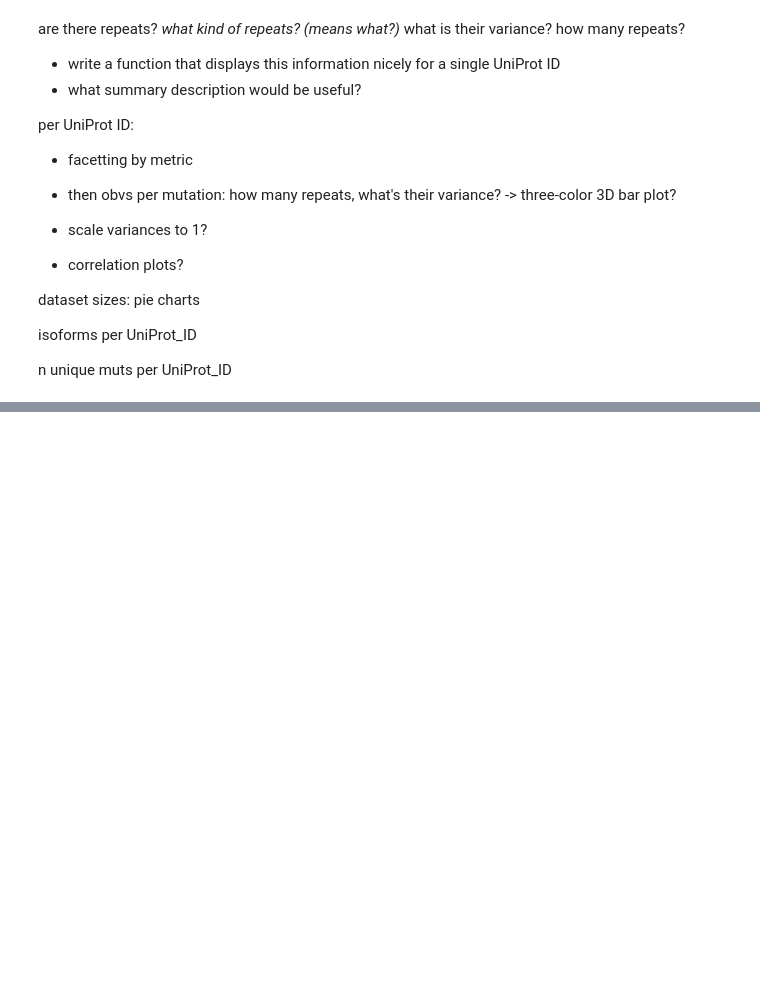
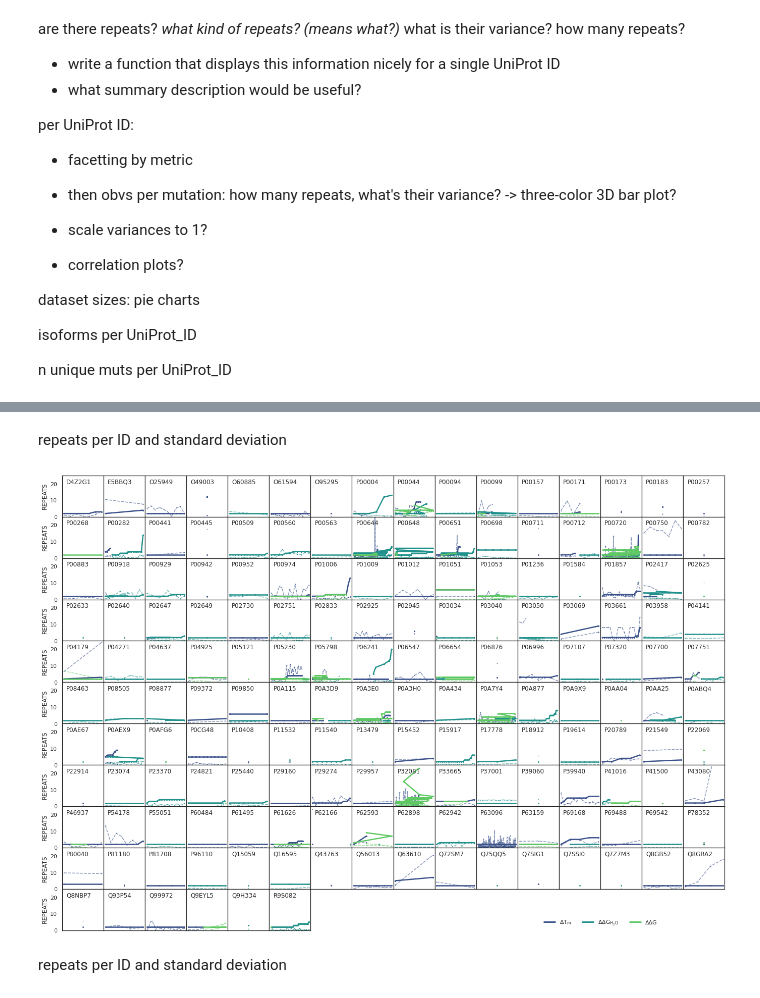
Before and after one commit to lkndl/mapra, a Jupyter notebook: mapra/dataset_intro.ipynb, the cells around one changed output, grey strips where cells are left out. Drawn from its saved outputs; the diff is of its cells as text; code cells hidden in the pictures; blank space fills up the shorter version.

```diff
--- a/mapra/dataset_intro.ipynb
+++ b/mapra/dataset_intro.ipynb
@@ -97,0 +115,7 @@ df.loc[df.repeats == True]
+# %%
+def relabel(legend):
+    lookup = {'∆Tm_(C)': 'ΔT$_{\mathrm{m}}$', '∆∆G_(kcal/mol)': 'ΔΔG',
+              '∆∆G_H2O_(kcal/mol)': 'ΔΔG$_{\mathrm{H_2O}}$', 'delta_g' : 'ΔΔG',
+              'melttemp': 'ΔT$_{\mathrm{m}}$', 'delta_g_h2o': 'ΔΔG$_{\mathrm{H_2O}}$', }
+    for t in legend.texts:
+        t.set_text(lookup[t.get_text()])
@@ -97,0 +185,45 @@ df.loc[df.repeats == True]
+# %% [markdown]
+repeats per ID and standard deviation
+# %%
+# repeats per ID and standard deviation
+df = fresh_df()
+df = df.loc[df.REPEATS > 1]\
+    .sort_values(by=['UniProt_ID', 'REPEATS'], ascending=True)
+
+def get_std(gdf):
+    gdf['STD'] = gdf[gdf.DELTA.iat[0]].std()
+    return gdf
+df = df.groupby(['UniProt_ID', 'MUTATION', 'DELTA']).apply(get_std)
+
+sns.set_theme(style='white')
+g = sns.FacetGrid(data=df, col='UniProt_ID',
+                  col_wrap=16, sharex=False,
+                  aspect=1, height=1.2,
+                  hue='DELTA', palette='viridis')
+g.map(plt.plot, 'MUTATION', 'STD',
+      marker='.', markersize=1, alpha=.6,
+      linestyle='--', linewidth=1.5,
+      label='DELTA')
+g.map(plt.plot, 'MUTATION', 'REPEATS',
+      marker='.', markersize=3,
+      linestyle='-', linewidth=2.5,
+      label='DELTA')
+
+
+# add the UniProt_IDs as an annotation within the plots
+for uniprot_id, ax in g.axes_dict.items():
+    ax.text(.1, .8, uniprot_id, transform=ax.transAxes)
+
+g.add_legend(title='', adjust_subtitles=True, ncol=3, bbox_to_anchor=(.7, .05))
+[l.set_linewidth(3) for l in g.legend.legendHandles]
+relabel(g.legend)
+
+g.set(xlabel='', xticklabels=[], title='', ylim=(0,25))
+g.despine(top=False, right=False) #offset=0, left=True, bottom=True)
+g.fig.subplots_adjust(wspace=0, hspace=0) # or g.fig.tight_layout(w_pad=0, h_pad=0)
+
+g.savefig(wd / 'plots' / 'repeats_per_ID.png' , dpi=150)
+# %% [output]
+[figure, added]
+# %% [markdown]
+repeats per ID and standard deviation
```
Also changed, not shown: parts of 12 cells of this notebook, 12 other files.
